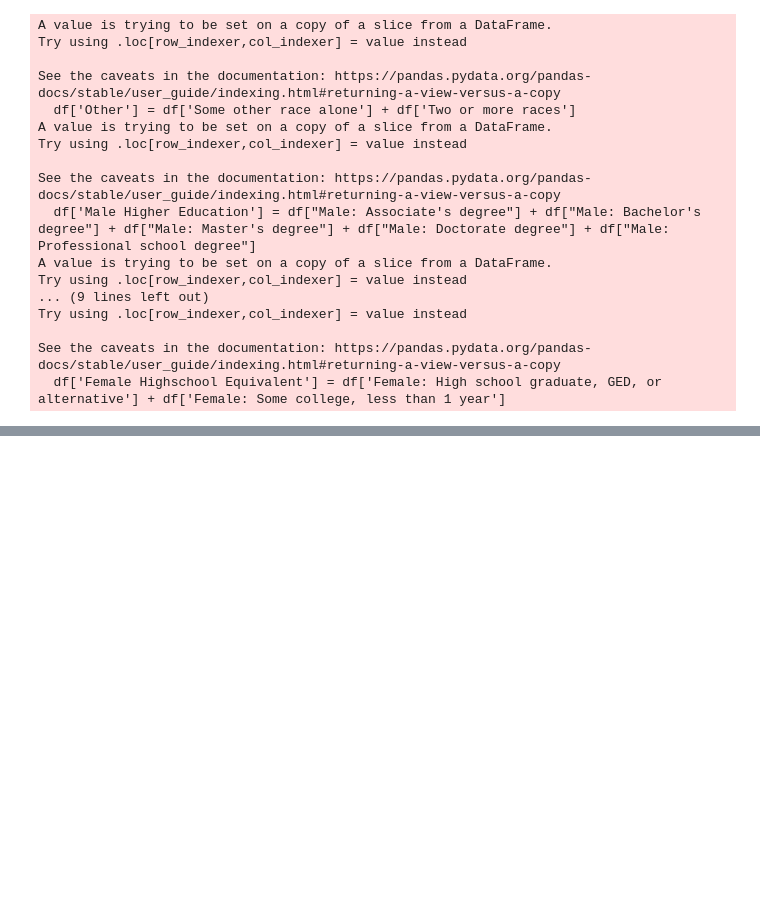
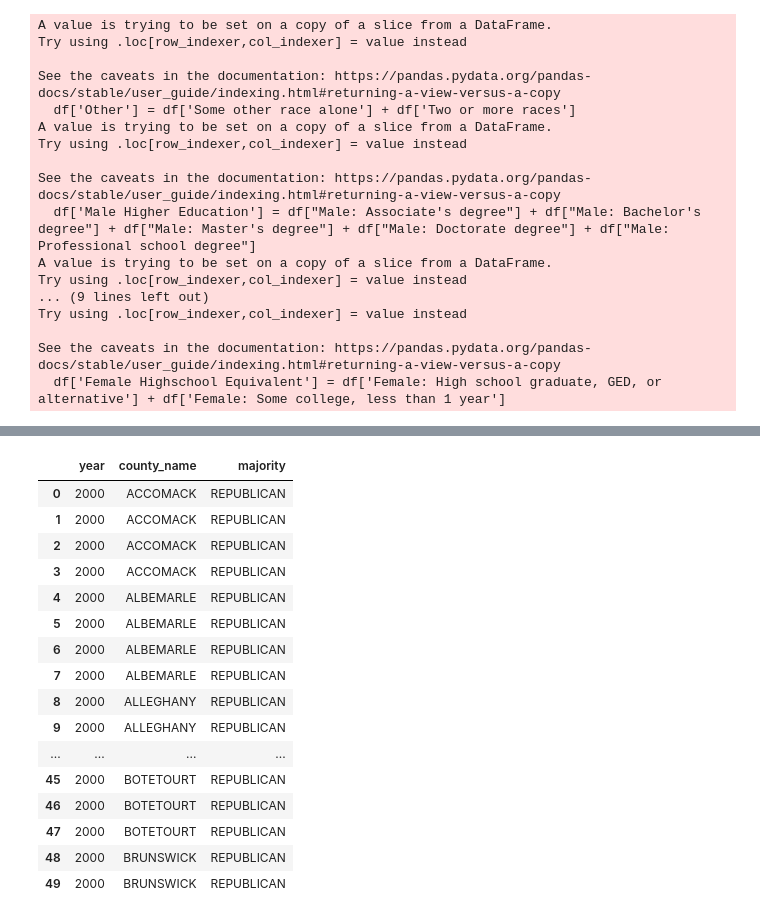
Before and after one commit to kirsten-fung/project_voting, a Jupyter notebook: voting_cleaning2.ipynb, the cells around one changed output, grey strips where cells are left out. Cells and saved outputs as stored; diff of their text form; code cells hidden in the pictures; blank space fills up the shorter version.

```diff
--- a/voting_cleaning2.ipynb
+++ b/voting_cleaning2.ipynb
@@ -86,0 +145,21 @@ X_country.corr()
+# %%
+va_df = va[['year','county_name','majority']]
+va_df.head(50)
+# %% [output]
+|  | year | county_name | majority |
+| 0 | 2000 | ACCOMACK | REPUBLICAN |
+| 1 | 2000 | ACCOMACK | REPUBLICAN |
+| 2 | 2000 | ACCOMACK | REPUBLICAN |
+| 3 | 2000 | ACCOMACK | REPUBLICAN |
+| 4 | 2000 | ALBEMARLE | REPUBLICAN |
+| 5 | 2000 | ALBEMARLE | REPUBLICAN |
+| 6 | 2000 | ALBEMARLE | REPUBLICAN |
+| 7 | 2000 | ALBEMARLE | REPUBLICAN |
+| 8 | 2000 | ALLEGHANY | REPUBLICAN |
+| 9 | 2000 | ALLEGHANY | REPUBLICAN |
+| ... | ... | ... | ... |
+| 45 | 2000 | BOTETOURT | REPUBLICAN |
+| 46 | 2000 | BOTETOURT | REPUBLICAN |
+| 47 | 2000 | BOTETOURT | REPUBLICAN |
+| 48 | 2000 | BRUNSWICK | REPUBLICAN |
+| 49 | 2000 | BRUNSWICK | REPUBLICAN |
```
Also changed, not shown: parts of 8 cells of this notebook.
